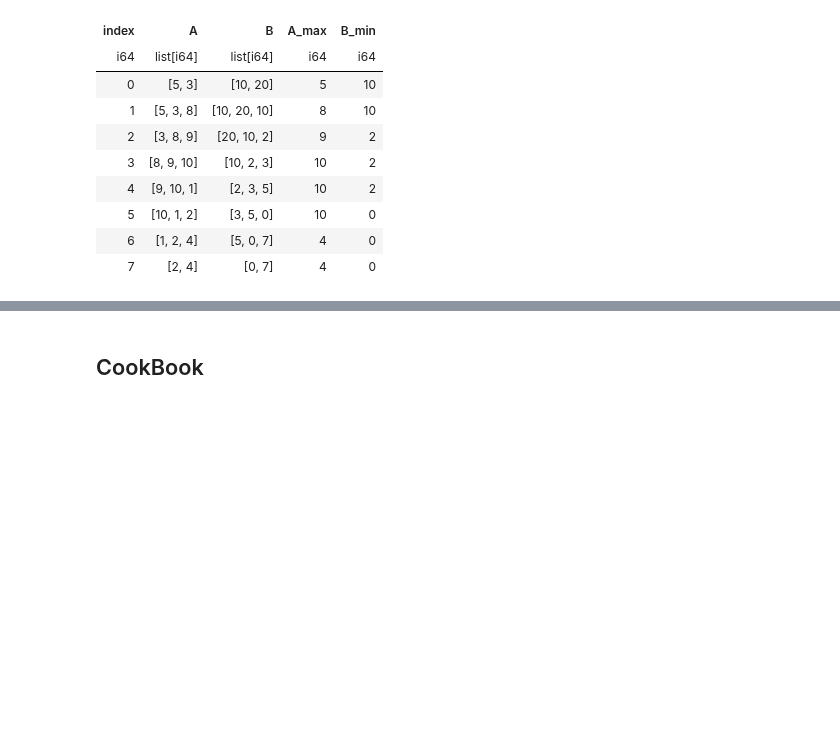
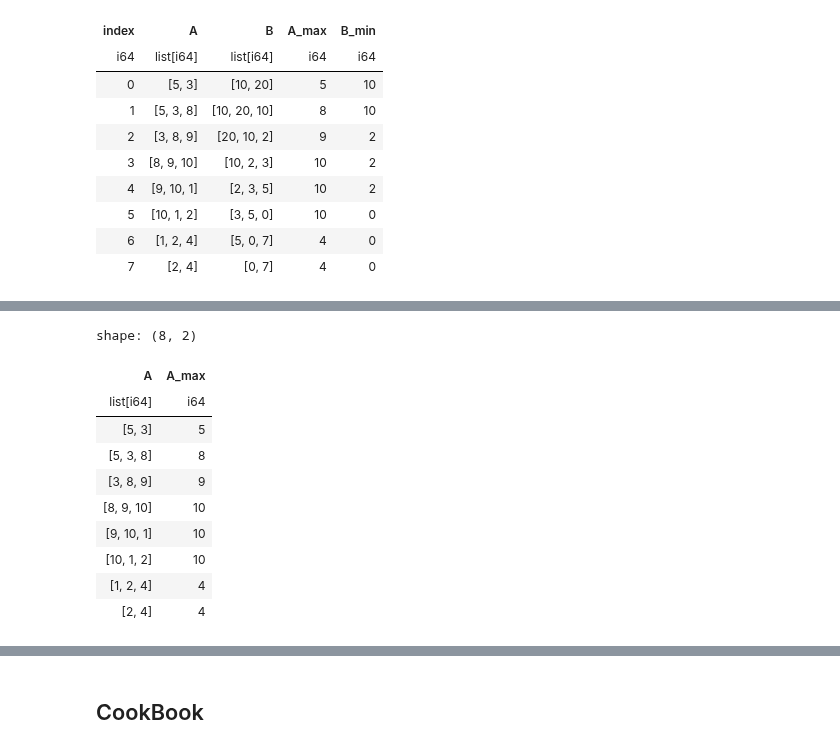
Before and after one commit to ruoyu0088/polars_guide, a Jupyter notebook: polars_guide/030_polars_group.ipynb, the cells around one changed output, grey strips where cells are left out. Drawn from its saved outputs; the diff is of its cells as text; code cells hidden in the pictures; blank space fills up the shorter version.

Commit message:
add rolling and map_batches in agg

```diff
--- a/polars_guide/030_polars_group.ipynb
+++ b/polars_guide/030_polars_group.ipynb
@@ -307,0 +315,17 @@ shape: (8, 5)
+# %%
+df.with_row_index().select(
+    pl.col('A').rolling('index', period='3i', offset='-2i'),
+    pl.col('A').max().rolling('index', period='3i', offset='-2i').alias('A_max')
+)
+# %% [output]
+shape: (8, 2)
+| A | A_max |
+| list[i64] | i64 |
+| [5, 3] | 5 |
+| [5, 3, 8] | 8 |
+| [3, 8, 9] | 9 |
+| [8, 9, 10] | 10 |
+| [9, 10, 1] | 10 |
+| [10, 1, 2] | 10 |
+| [1, 2, 4] | 4 |
+| [2, 4] | 4 |
```
Also changed, not shown: parts of 23 cells of this notebook, 1 other file.
